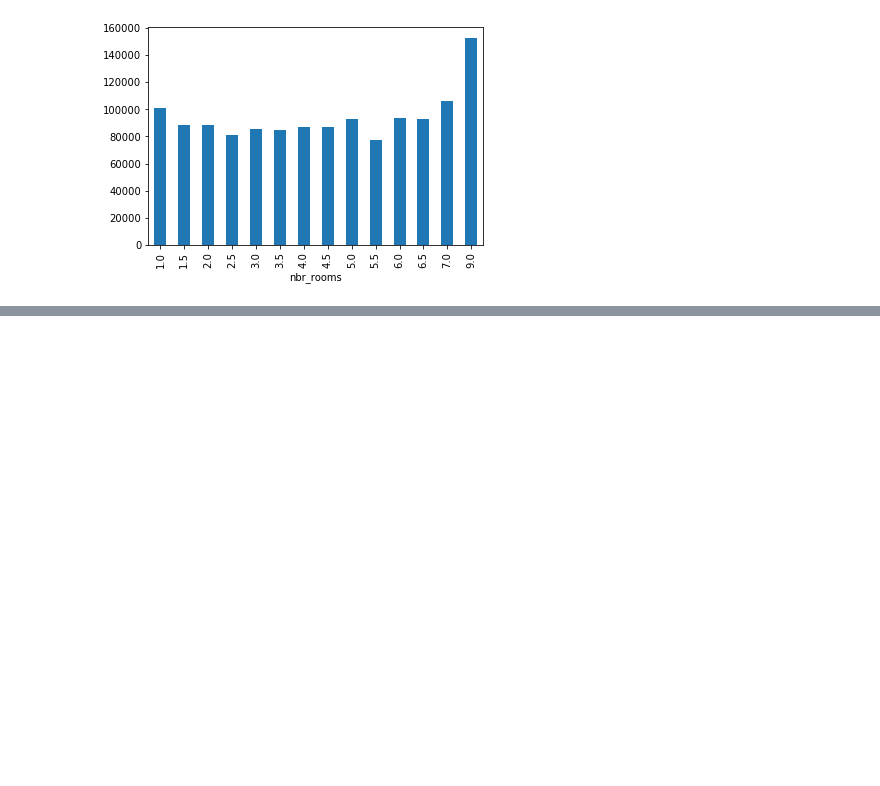
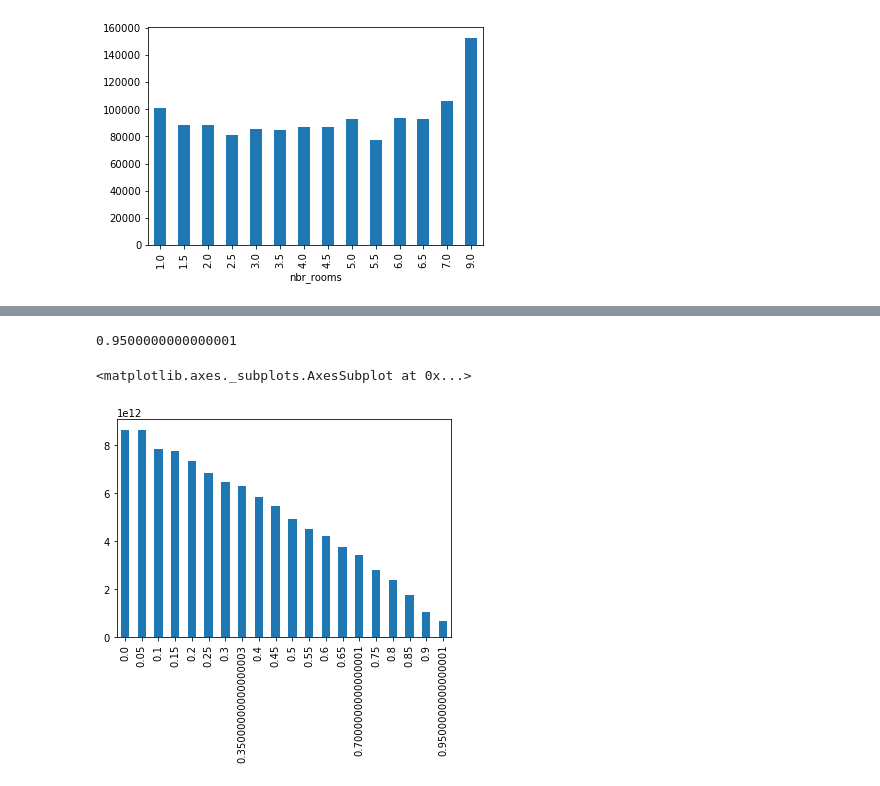
Before and after one commit to eriknorlander/webscraping_hemnet, a Jupyter notebook: Stockholm House Price Analysis.ipynb, the cells around one changed output, grey strips where cells are left out. Cells and saved outputs as stored; diff of their text form; code cells hidden in the pictures; blank space fills up the shorter version.

```diff
--- a/Stockholm House Price Analysis.ipynb
+++ b/Stockholm House Price Analysis.ipynb
@@ -267,0 +135,3 @@ coef.sort_values(ascending=False).plot.bar()
+# %%
+def standardize(x):
+    return (x - np.min(x))/(np.max(x) - np.min(x))
@@ -267,0 +223,13 @@ coef.sort_values(ascending=False).plot.bar()
+# %%
+cutoff
+# %% [output]
+0.9500000000000001
+# %%
+variance = {}
+for cutoff in cutoffs:
+    variance[cutoff] = y_test.loc[dec_test >= cutoff].var()
+# %%
+pd.DataFrame.from_dict(variance, orient='index')[0].plot.bar()
+# %% [output]
+<matplotlib.axes._subplots.AxesSubplot at 0x...>
+[figure, added]
```
Also changed, not shown: parts of 47 cells of this notebook.
